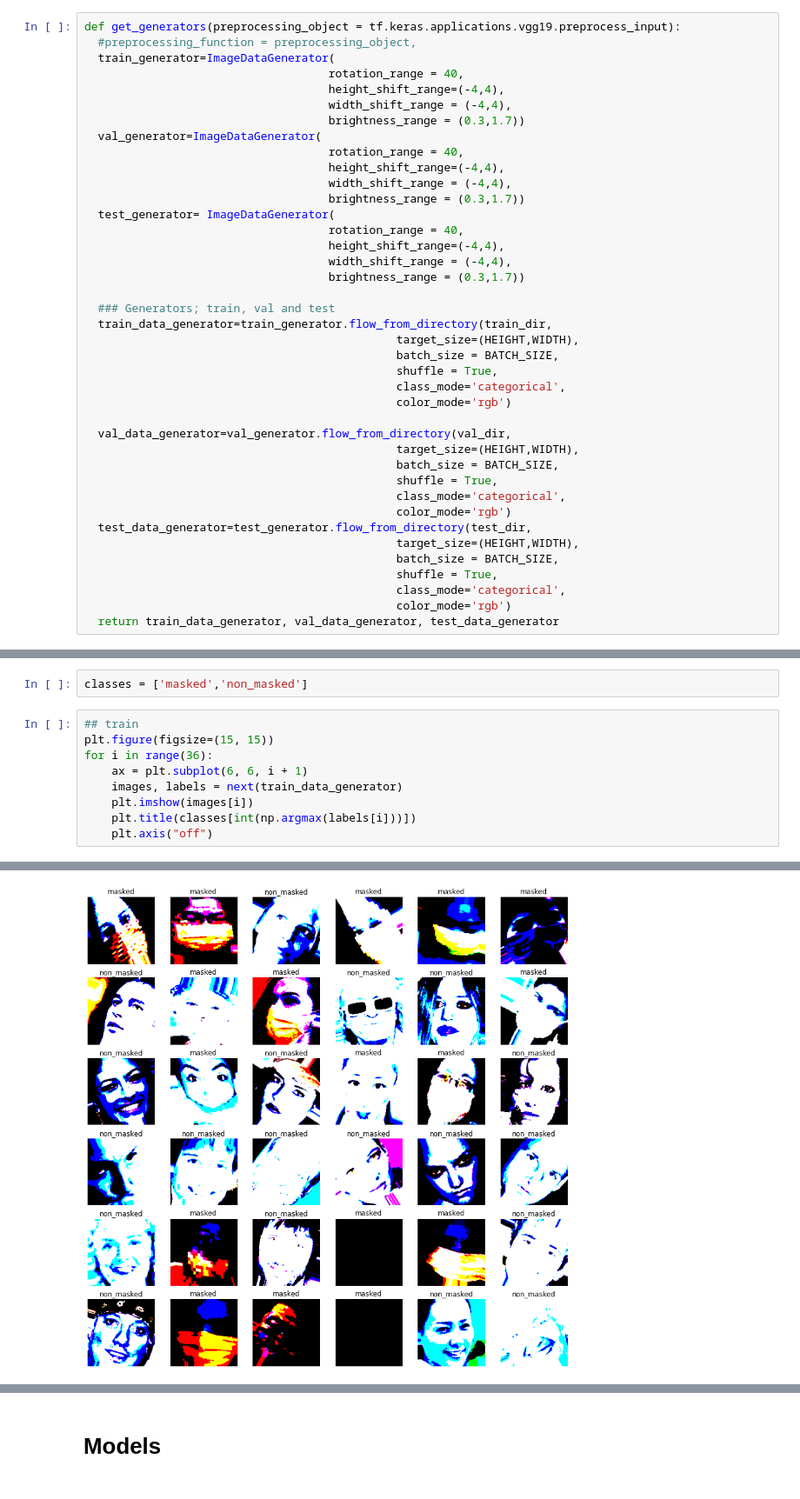
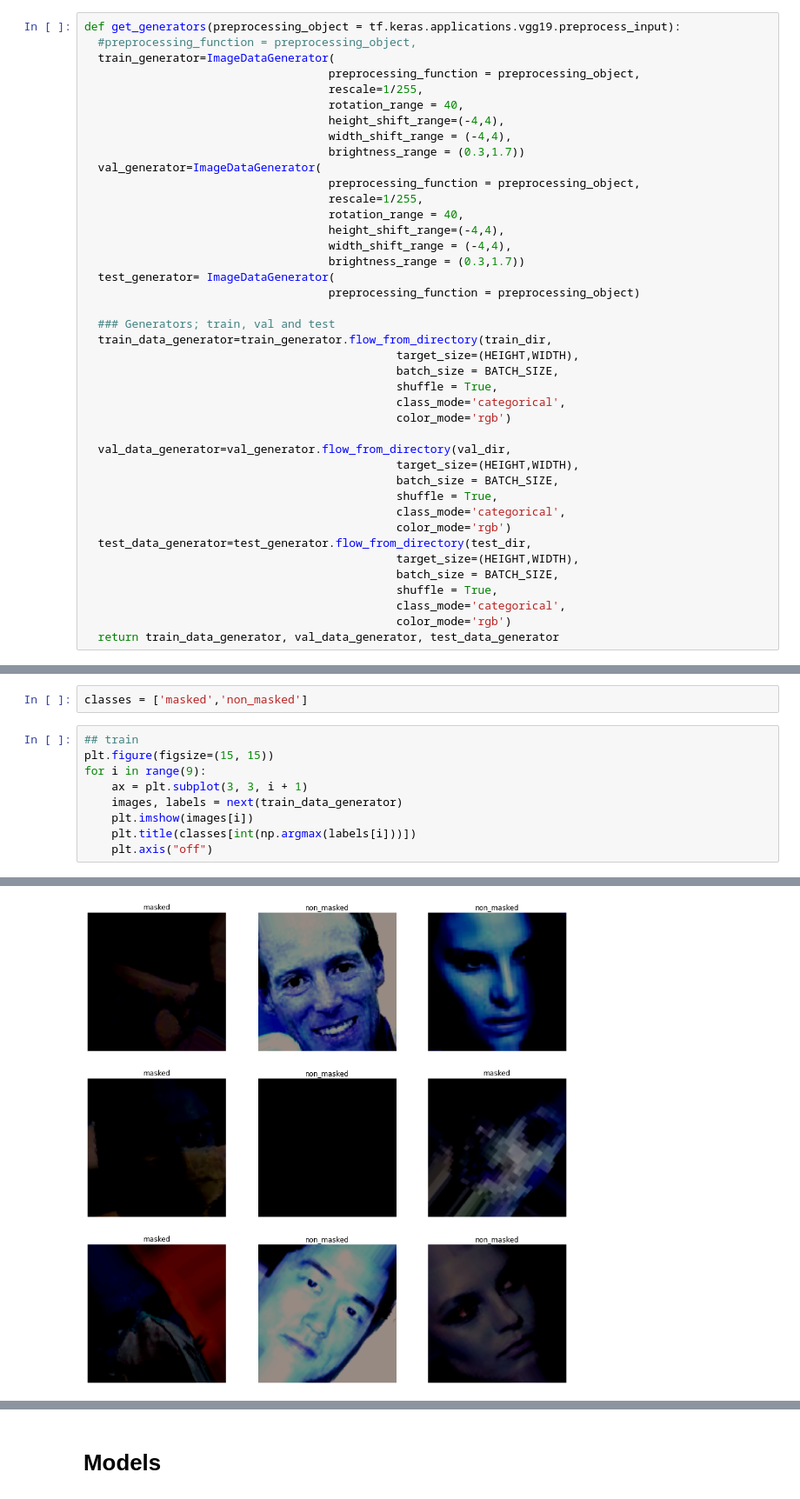
Before and after one commit to AsmaaIbrahiim/Face-Mask-Detection, a Jupyter notebook: Face_Mask_Detection|_Transfer_learning_1.ipynb, the cells around one changed output, grey strips where cells are left out. Shown at 87% size. Drawn from its saved outputs; the diff is of its cells as text.

```diff
--- a/Face_Mask_Detection|_Transfer_learning_1.ipynb
+++ b/Face_Mask_Detection|_Transfer_learning_1.ipynb
@@ -71,20 +65,21 @@ BATCH_SIZE = 500
 def get_generators(preprocessing_object = tf.keras.applications.vgg19.preprocess_input):
   #preprocessing_function = preprocessing_object,
   train_generator=ImageDataGenerator(
+                                    preprocessing_function = preprocessing_object,
+                                    rescale=1/255,
                                     rotation_range = 40,
                                     height_shift_range=(-4,4),
                                     width_shift_range = (-4,4),
                                     brightness_range = (0.3,1.7))
   val_generator=ImageDataGenerator(
+                                    preprocessing_function = preprocessing_object,
+                                    rescale=1/255,
                                     rotation_range = 40,
                                     height_shift_range=(-4,4),
                                     width_shift_range = (-4,4),
                                     brightness_range = (0.3,1.7))
   test_generator= ImageDataGenerator(
-                                    rotation_range = 40,
-                                    height_shift_range=(-4,4),
-                                    width_shift_range = (-4,4),
-                                    brightness_range = (0.3,1.7))
+                                    preprocessing_function = preprocessing_object)
 
   ### Generators; train, val and test
   train_data_generator=train_generator.flow_from_directory(train_dir,
@@ -169,8 +164,8 @@ classes = ['masked','non_masked']
 # %%
 ## train
 plt.figure(figsize=(15, 15))
-for i in range(36):
-    ax = plt.subplot(6, 6, i + 1)
+for i in range(9):
+    ax = plt.subplot(3, 3, i + 1)
     images, labels = next(train_data_generator)
     plt.imshow(images[i])
     plt.title(classes[int(np.argmax(labels[i]))])
@@ -196,4 +183,4 @@ Clipping input data to the valid range for imshow with RGB data ([0..1] for floa
-[figure, old version]
+[figure, new version]
 # %%
 ## validation
 plt.figure(figsize=(10, 10))
```
Also changed, not shown: parts of 25 cells of this notebook.
